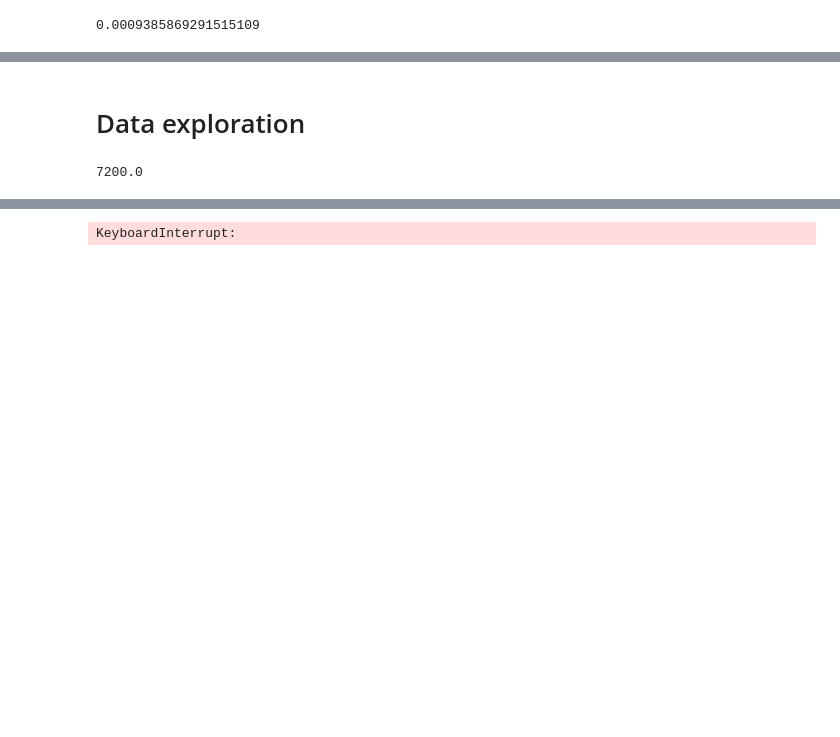
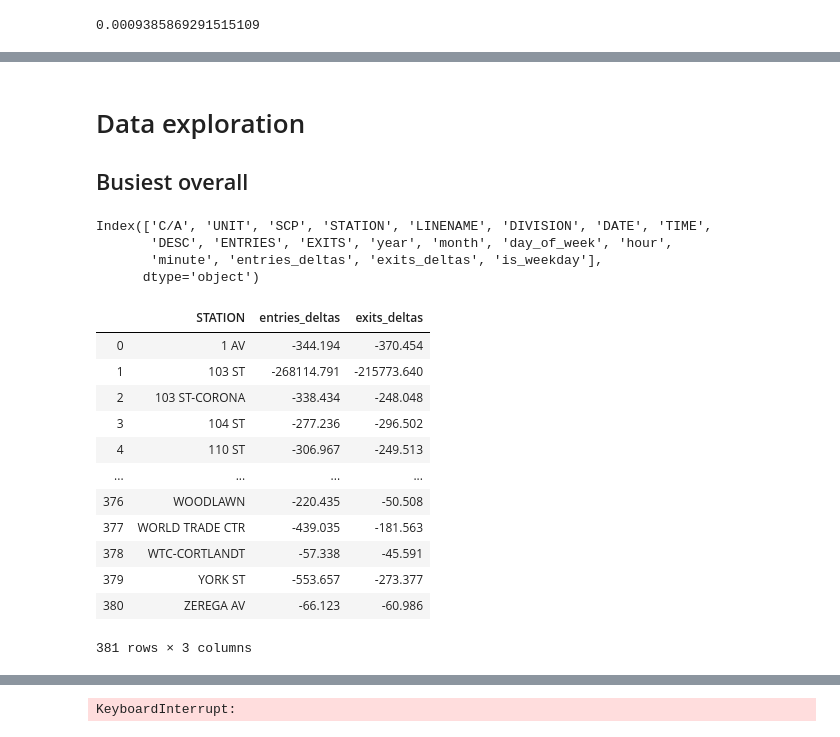
Before and after one commit to collindching/MTA-Turnstile-Analysis, a Jupyter notebook: Turnstile Data Analysis (Collin).ipynb, the cells around one changed output, grey strips where cells are left out. Saved outputs shown, nothing was run; the diff lists cells and outputs as text; code cells hidden in the pictures; blank space fills up the shorter version.

```diff
--- a/Data Analysis.ipynb
+++ b/Turnstile Data Analysis (Collin).ipynb
@@ -205,6 +216,4 @@ For the rows greater than 4800, we impute using...
 # %% [markdown]
 # Data exploration
+
+## Busiest overall
-# %%
-60*60*4/2
-# %% [output]
-7200.0
@@ -210,0 +222,7 @@ For the rows greater than 4800, we impute using...
+# %%
+weekdays.columns
+# %% [output]
+Index(['C/A', 'UNIT', 'SCP', 'STATION', 'LINENAME', 'DIVISION', 'DATE', 'TIME',
+       'DESC', 'ENTRIES', 'EXITS', 'year', 'month', 'day_of_week', 'hour',
+       'minute', 'entries_deltas', 'exits_deltas', 'is_weekday'],
+      dtype='object')
@@ -210,0 +231,16 @@ For the rows greater than 4800, we impute using...
+# %%
+stations
+# %% [output]
+|  | STATION | entries_deltas | exits_deltas |
+| 0 | 1 AV | -344.194 | -370.454 |
+| 1 | 103 ST | -268114.791 | -215773.640 |
+| 2 | 103 ST-CORONA | -338.434 | -248.048 |
+| 3 | 104 ST | -277.236 | -296.502 |
+| 4 | 110 ST | -306.967 | -249.513 |
+| ... | ... | ... | ... |
+| 376 | WOODLAWN | -220.435 | -50.508 |
+| 377 | WORLD TRADE CTR | -439.035 | -181.563 |
+| 378 | WTC-CORTLANDT | -57.338 | -45.591 |
+| 379 | YORK ST | -553.657 | -273.377 |
+| 380 | ZEREGA AV | -66.123 | -60.986 |
+381 rows × 3 columns
```
Also changed, not shown: parts of 12 cells of this notebook.
